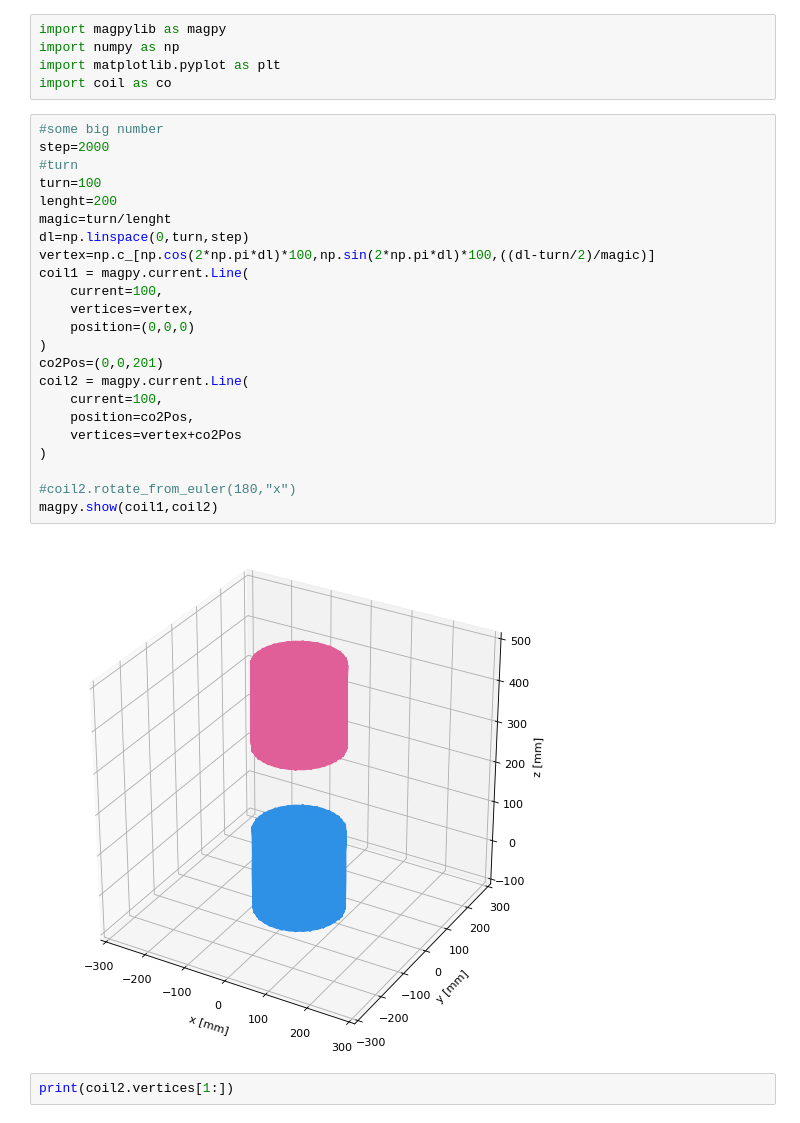
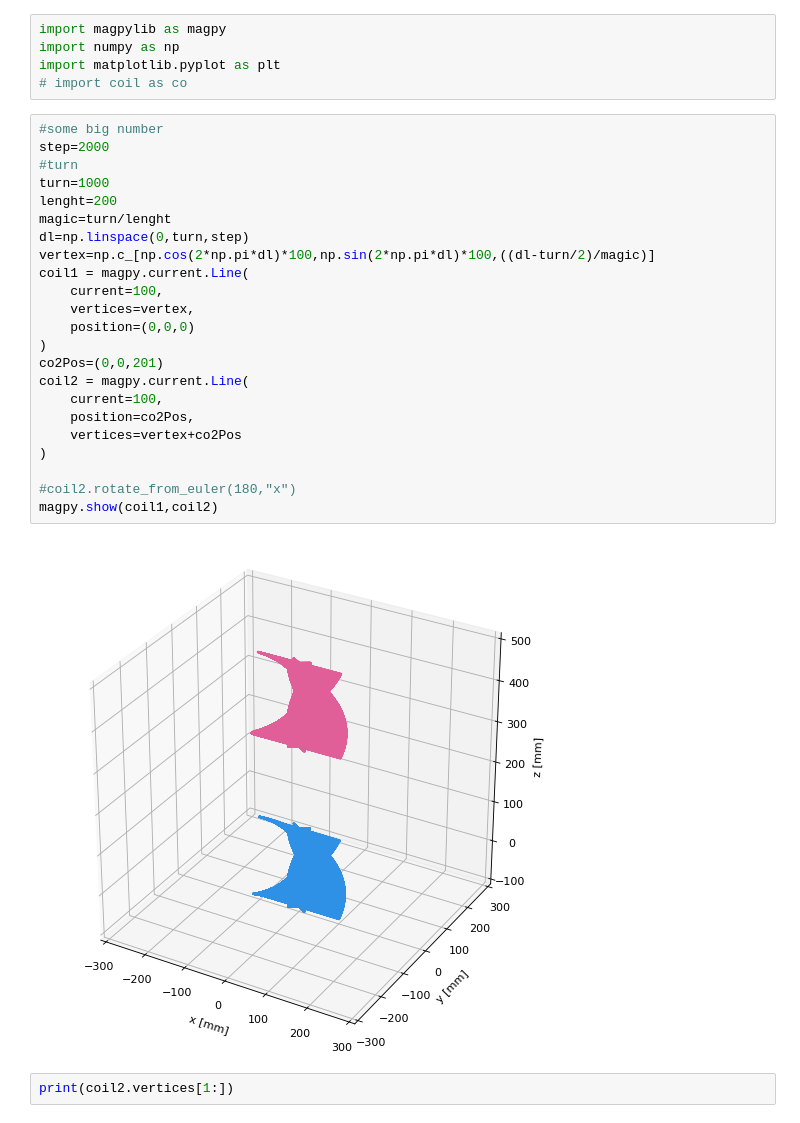
Before and after one commit to anilozrenk/btm, a Jupyter notebook: magpydeneme.ipynb, the cells around one changed output. Cells and saved outputs as stored; diff of their text form.

```diff
--- a/magpydeneme.ipynb
+++ b/magpydeneme.ipynb
@@ -2,32 +2,32 @@
 import magpylib as magpy
 import numpy as np
 import matplotlib.pyplot as plt
-import coil as co
+# import coil as co
 # %%
 #some big number
 step=2000
 #turn
-turn=100
+turn=1000
 lenght=200
 magic=turn/lenght
 dl=np.linspace(0,turn,step)
 vertex=np.c_[np.cos(2*np.pi*dl)*100,np.sin(2*np.pi*dl)*100,((dl-turn/2)/magic)]
 coil1 = magpy.current.Line(
     current=100,
     vertices=vertex,
     position=(0,0,0)
 )
 co2Pos=(0,0,201)
 coil2 = magpy.current.Line(
     current=100,
     position=co2Pos,
     vertices=vertex+co2Pos
 )
 
 #coil2.rotate_from_euler(180,"x")
 magpy.show(coil1,coil2)
 # %% [output]
-[figure, old version]
+[figure, new version]
 # %%
 print(coil2.vertices[1:])
 # %% [output]
```
Also changed, not shown: parts of 3 cells of this notebook.
